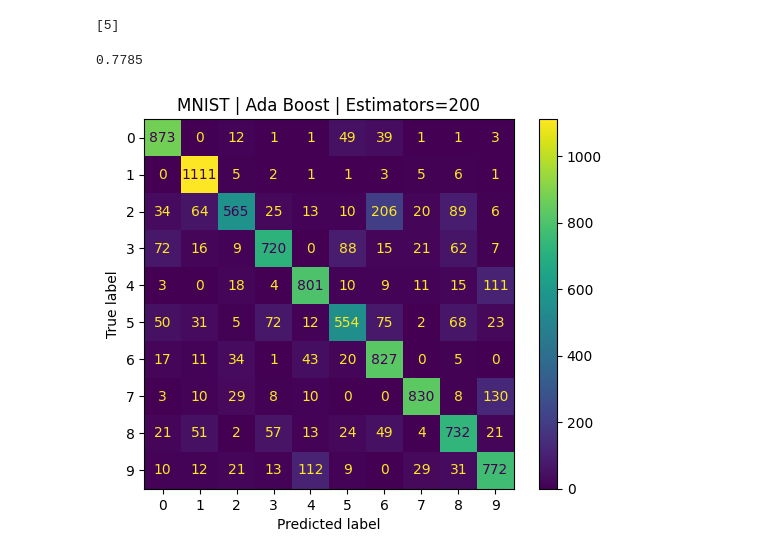
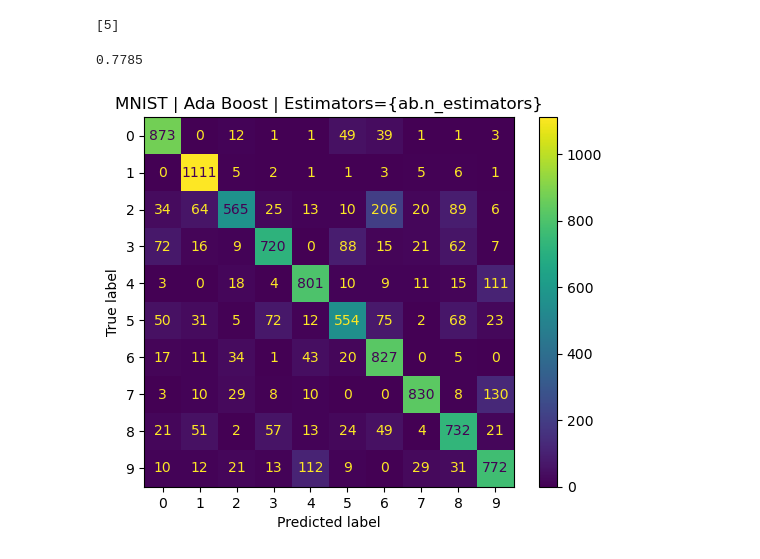
Before and after one commit to TommyAK/mnist, a Jupyter notebook: code.ipynb, the cells around one changed output. Saved outputs shown, nothing was run; the diff lists cells and outputs as text; code cells hidden in the pictures.

```diff
--- a/code.ipynb
+++ b/code.ipynb
@@ -162,13 +192,15 @@ print(ab.predict([test_x.iloc[545]]))
 ab_results = ab.predict(test_x.values)
-# %%
-accuracy_score(ab_results, test_y)
-# %% [output]
-0.7785
+# %%
+# calculate the accuracy score from the prediction results
+accuracy_score(ab_results, test_y)
+# %% [output]
+0.7785
 # %%
+# confusion matrix showing all class results (true vs predicted)
 matrix = confusion_matrix(test_y, ab_results, labels=ab.classes_)
 disp = ConfusionMatrixDisplay(confusion_matrix=matrix, display_labels=ab.classes_)
 disp.plot()
-plt.title('MNIST | Ada Boost | Estimators=200')
+plt.title("MNIST | Ada Boost | Estimators={ab.n_estimators}")
 plt.show()
 # %% [output]
-[figure, old version]
+[figure, new version]
```
Also changed, not shown: parts of 31 cells of this notebook.
